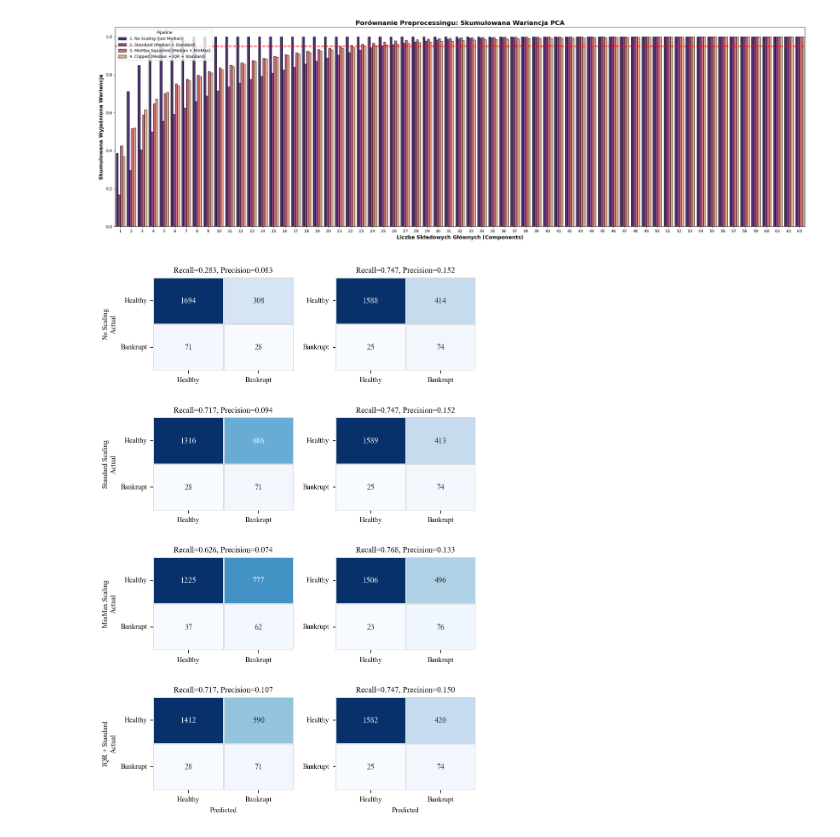
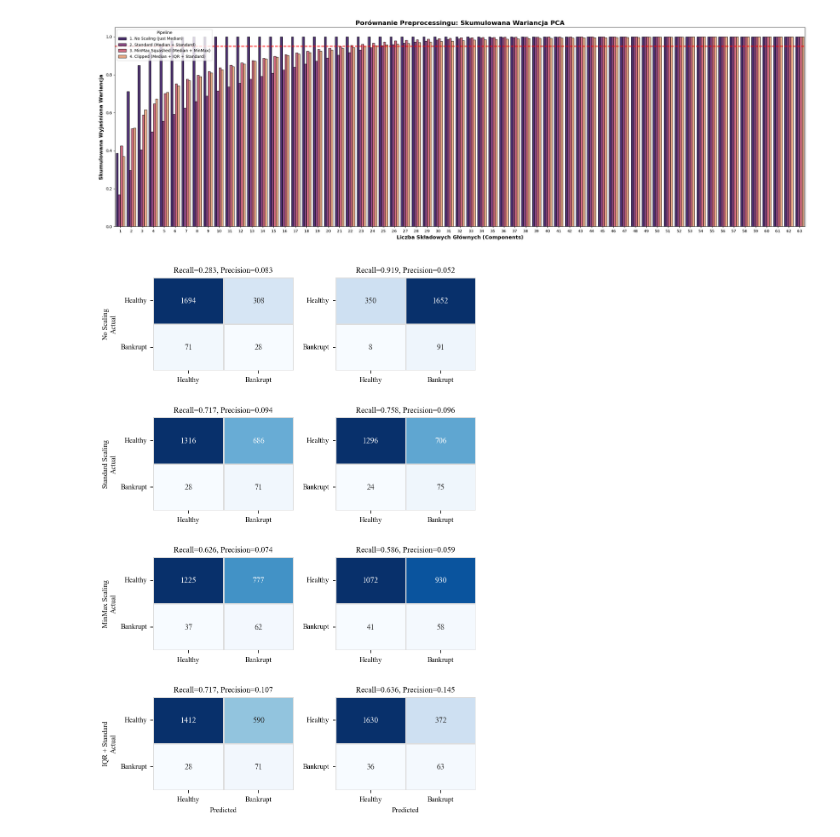
Before and after one commit to jkociecki/machine-learning-pwr, a Jupyter notebook: lab02/report.ipynb, the cells around one changed output. Cells and saved outputs as stored; diff of their text form; code cells hidden in the pictures.

Commit message:
remove random forest

```diff
--- a/lab02/report.ipynb
+++ b/lab02/report.ipynb
@@ -600,6 +600,9 @@ plt.show()
 # %% [output]
 [figure]
 # %%
+from sklearn.svm import SVC
+
+
 rcParams.update(
     {
         "font.family": "serif",
@@ -629,9 +632,9 @@ models = {
     "Logistic Regression": LogisticRegression(
         max_iter=2000, class_weight="balanced", random_state=42
     ),
-    "Decision Tree": RandomForestClassifier(
-        max_depth=5, class_weight="balanced", random_state=42
-    ),
+    "SVM (Support Vector Machine)": SVC(
+            kernel="rbf", class_weight="balanced", random_state=42
+        ),
 }
 
 n_rows, n_cols = len(pipelines), len(models)
@@ -649,31 +652,31 @@ for row_idx, (pipe_name, pipeline) in enumerate(pipelines.items()):
         y_pred = model.predict(X_te)
 
         cm = confusion_matrix(y_test, y_pred)
         f1 = f1_score(y_test, y_pred)
         recall = recall_score(y_test, y_pred)
         precision = precision_score(y_test, y_pred)
 
         sns.heatmap(
             cm,
             annot=True,
             fmt="d",
             cmap="Blues",
             cbar=False,
             ax=ax,
             linewidths=0.5,
             linecolor="#dddddd",
             annot_kws={"size": 9},
         )
 
         ax.set_title(
             f"Recall={recall:.3f}, Precision={precision:.3f}", fontsize=9, pad=6
         )
         ax.set_xticklabels(["Healthy", "Bankrupt"], fontsize=8)
         ax.set_yticklabels(["Healthy", "Bankrupt"], fontsize=8, rotation=0)
 
         ax.set_xlabel("Predicted" if row_idx == n_rows - 1 else "", fontsize=8)
         ax.set_ylabel(f"{pipe_name}\nActual" if col_idx == 0 else "", fontsize=8)
 
 plt.show()
 # %% [output]
-[figure, old version]
+[figure, new version]
```
